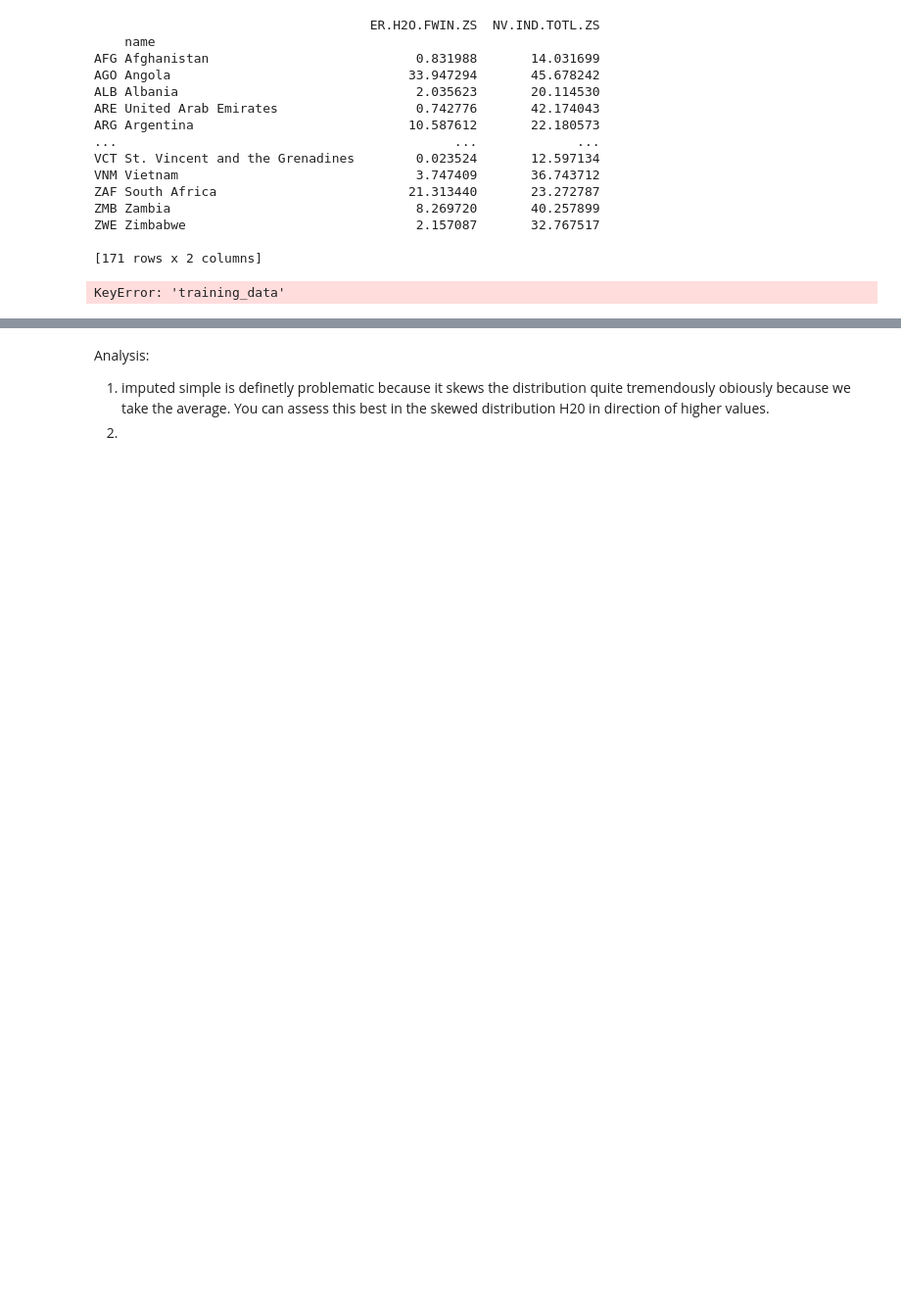
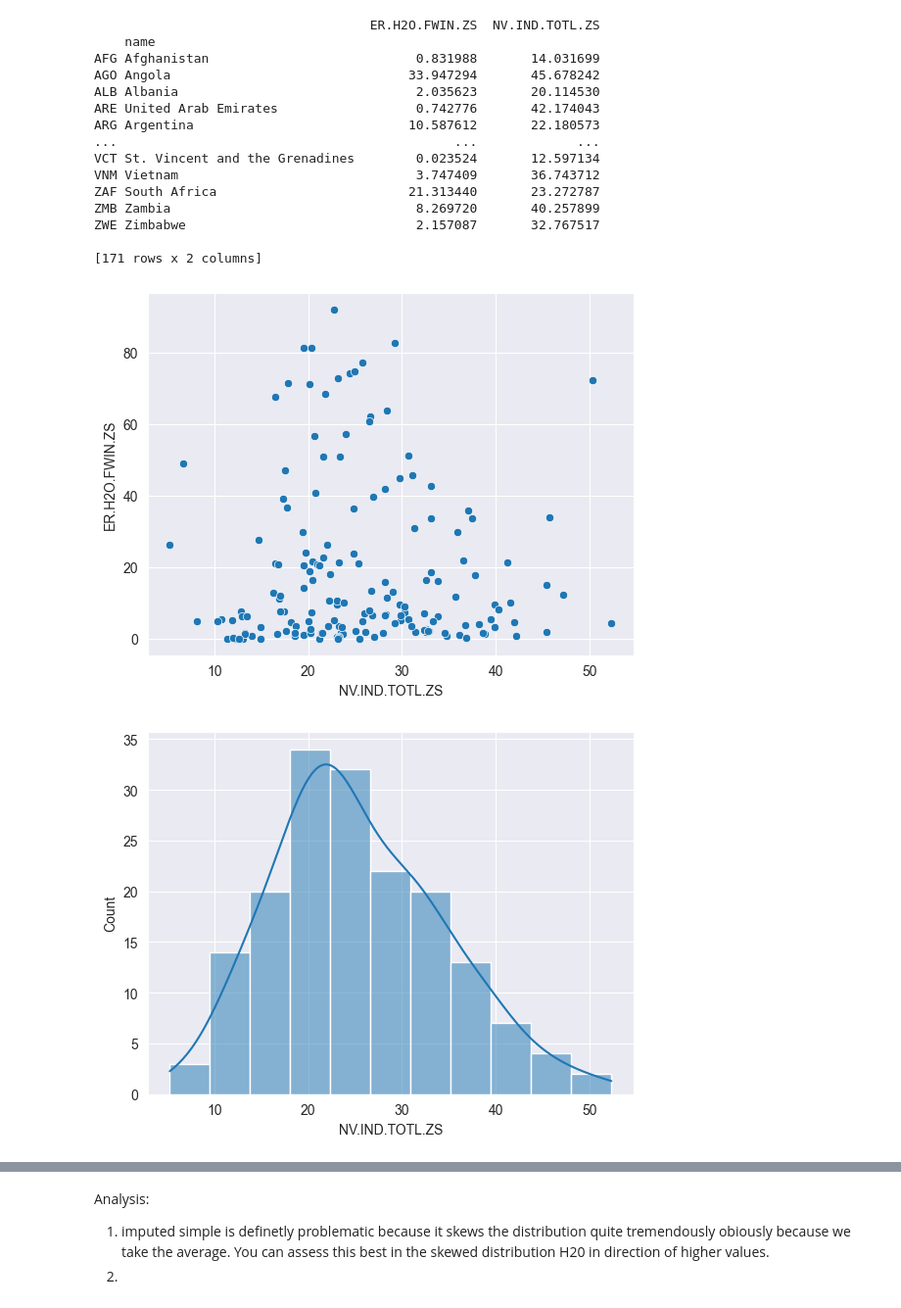
Before and after one commit to florihu/Spat_data_science, a Jupyter notebook: GitHub/Sustanal/Final_Assignment_B_FH/Final_assignment.ipynb, the cells around one changed output, grey strips where cells are left out. Shown at 98% size. Cells and saved outputs as stored; diff of their text form; code cells hidden in the pictures; blank space fills up the shorter version.

```diff
--- a/GitHub/Sustanal/Final_Assignment_B_FH/Final_assignment.ipynb
+++ b/GitHub/Sustanal/Final_Assignment_B_FH/Final_assignment.ipynb
@@ -80,25 +80,29 @@ ZWE Zimbabwe                              2.157087       32.767517
 # %%
 import seaborn as sns
 
 import matplotlib.pyplot as plt
 
 def plot_stuff(data):
-    data = set_split(data)['training_data']
+    data = set_split(data)
     industry_share = data['NV.IND.TOTL.ZS']
     water_share = data['ER.H2O.FWIN.ZS']
 
 
     sns.scatterplot(x =industry_share, y = water_share)
+    plt.savefig('graphs\scatter_init.jpeg')
     plt.show()
     plt.close()
     sns.histplot(industry_share, kde=True)
+    plt.savefig('graphs\indust_distrib.jpeg')
     plt.show()
     plt.close()
     sns.histplot(water_share, kde=True)
+    plt.savefig('graphs\water_distrib.jpeg')
     plt.show()
     plt.close()
 
 
 plot_stuff(data)
 # %% [output]
-KeyError: 'training_data'
+[figure, added]
+[figure, added]
```
Also changed, not shown: parts of 7 cells of this notebook, 1 other file.
